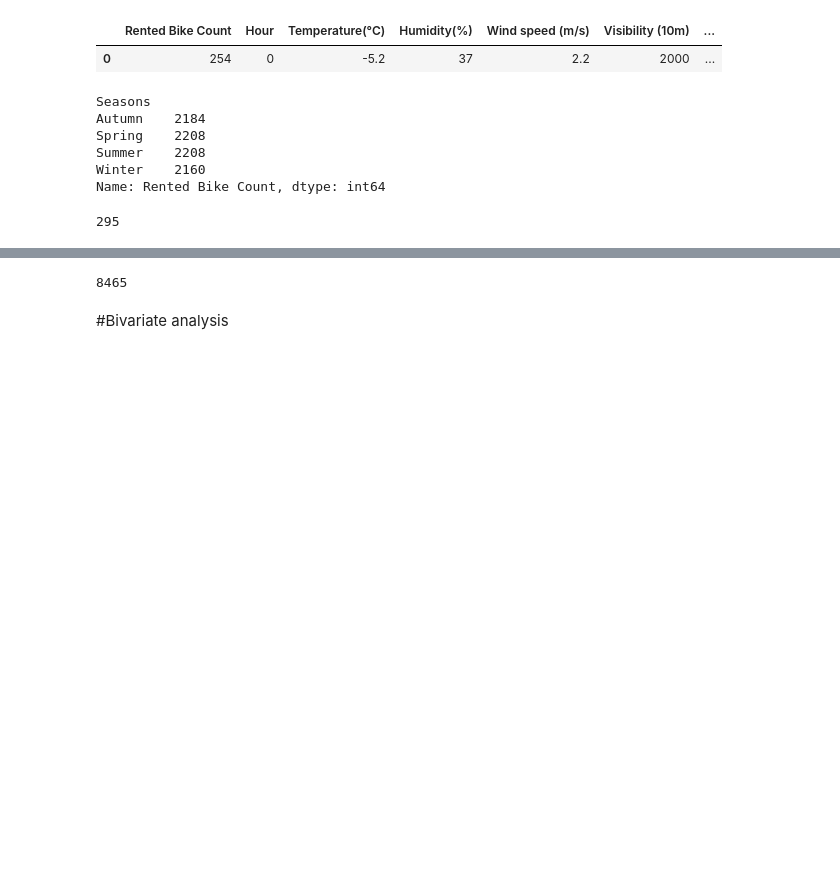
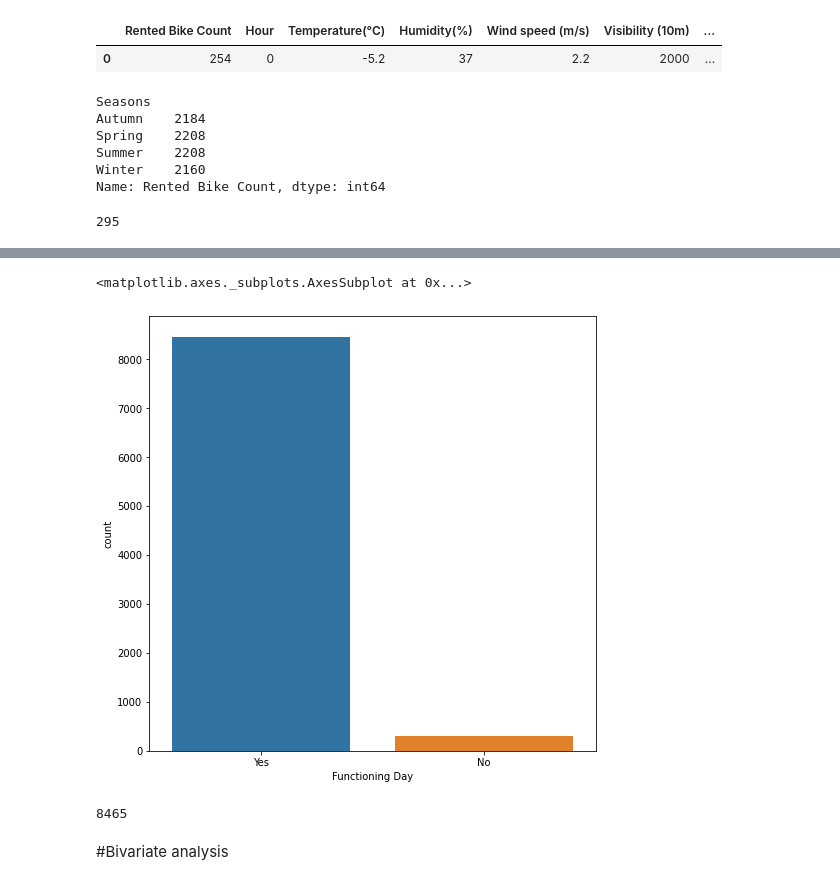
Before and after one commit to guptaprateek98/capstone_bike_sharing, a Jupyter notebook: Bike_Sharing_Demand_Prediction_Capstone_Project_(prateek).ipynb, the cells around one changed output, grey strips where cells are left out. Drawn from its saved outputs; the diff is of its cells as text; code cells hidden in the pictures; blank space fills up the shorter version.

```diff
--- a/Bike_Sharing_Demand_Prediction_Capstone_Project_(prateek).ipynb
+++ b/Bike_Sharing_Demand_Prediction_Capstone_Project_(prateek).ipynb
@@ -294,3 +295,9 @@ len(ds.loc[ds['Rented Bike Count']==0])
+# %%
+# Count plot for Functioning day
+sns.countplot(ds['Functioning Day'])
+# %% [output]
+<matplotlib.axes._subplots.AxesSubplot at 0x...>
+[figure, added]
 # %%
 ds1 = ds.loc[ds['Rented Bike Count']==0]
 # %%
```
Also changed, not shown: parts of 30 cells of this notebook.
